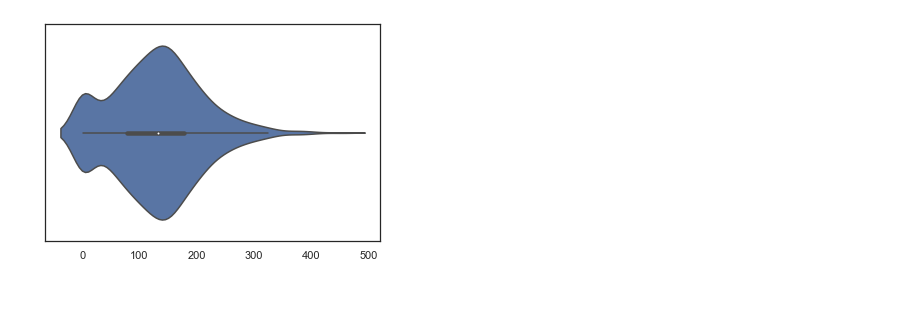
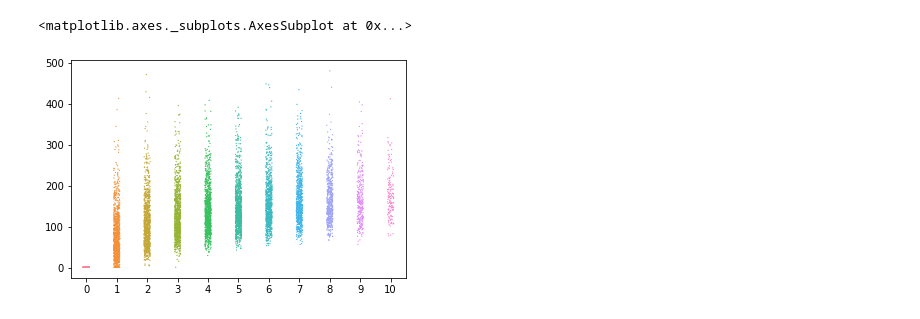
Before and after one commit to jncarpen/NEVR3004, a Jupyter notebook: Hopfield/generateFigs_test.ipynb, the cells around one changed output. Cells and saved outputs as stored; diff of their text form; code cells hidden in the pictures.

Commit message:
+/- self-connections dataset
- violin/swarmplot (seaborn)
- added ['complete'] datasets

```diff
--- a/Hopfield/generateFigs_test.ipynb
+++ b/Hopfield/generateFigs_test.ipynb
@@ -9,10 +9,11 @@ import scipy.stats as stats
 import seaborn as sns
 # %%
 # import matfile as dictionary
-matfile = sio.loadmat("C:\\Users\\17145\\Documents\\code\\NEVR3004\\Hopfield\\minCon2.mat") # load .mat file
+matfile = sio.loadmat("C:\\Users\\17145\\Documents\\code\\NEVR3004\\Hopfield\\data\\HopDataset_NS0.mat") # load .mat file
 
 # pull out cell array
-minCon = matfile['minCon2']
+minCon = matfile['minConData']
 # %%
-minCon[0][0][:,0] # pull out col 1
+df = pd.DataFrame(minCon[0][1][:,:]) # pull out col 1
+df.head()
 # %% [output]
@@ -49,5 +26,5 @@ display(pattern1)
-# %%
-sns.set(style = 'white')
-ax = sns.violinplot(x=pattern1[:])
-# %% [output]
-[figure, removed]
+# %%
+sns.stripplot(data=df, size=1.25, edgecolor='black')
+# %% [output]
+<matplotlib.axes._subplots.AxesSubplot at 0x...>
+[figure, added]
```
Also changed, not shown: parts of 4 cells of this notebook, 11 other files.
